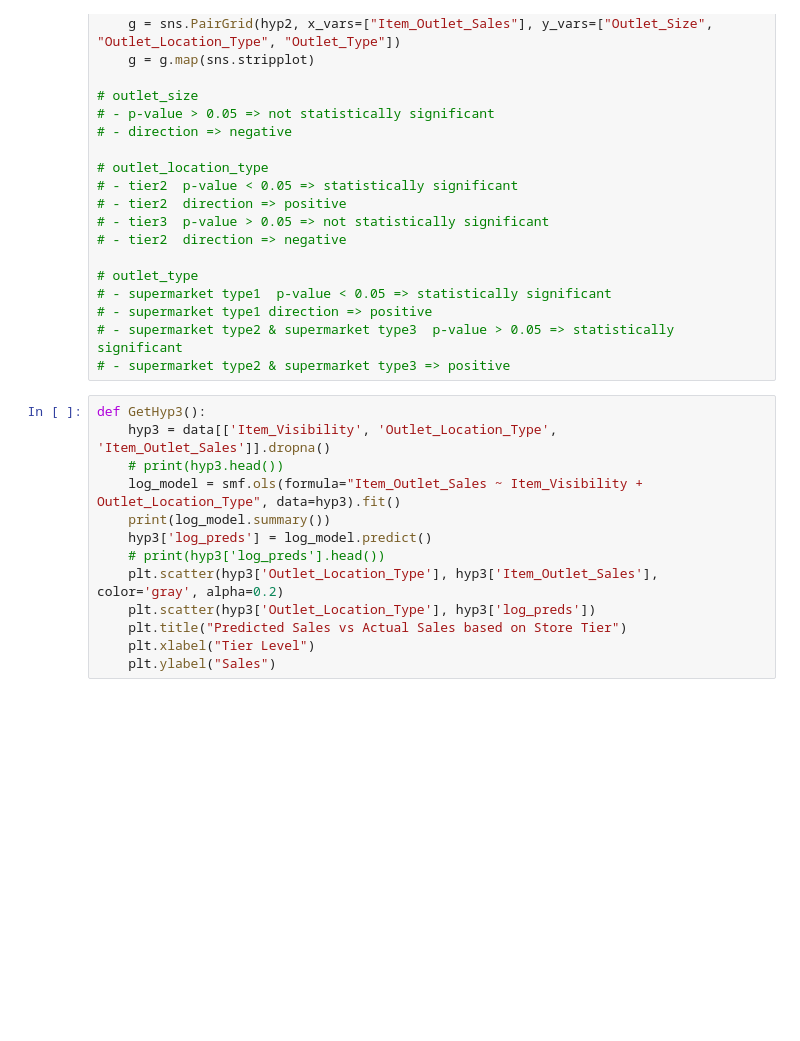
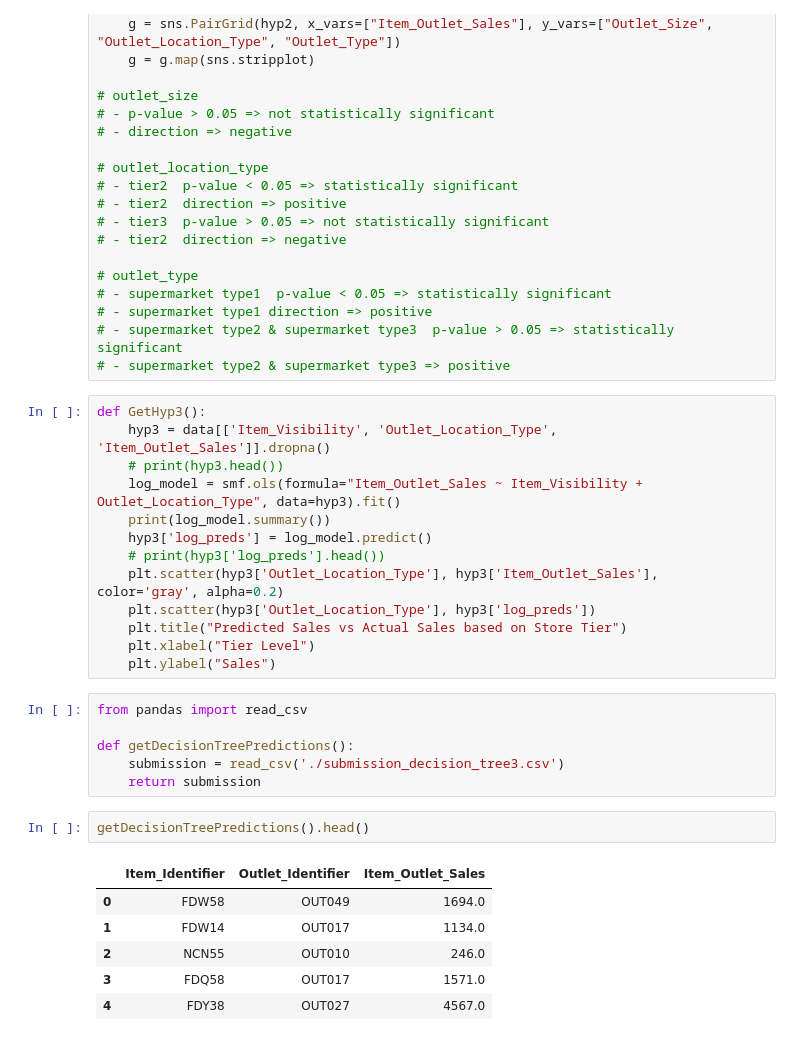
Before and after one commit to zicodeng/bigmart-sales-prediction, a Jupyter notebook: linear_regression_helper.ipynb, the cells around one changed output. Drawn from its saved outputs; the diff is of its cells as text; blank space fills up the shorter version.

```diff
--- a/linear_regression_helper.ipynb
+++ b/linear_regression_helper.ipynb
@@ -74,3 +74,18 @@ def GetHyp3():
     plt.title("Predicted Sales vs Actual Sales based on Store Tier")
     plt.xlabel("Tier Level")
     plt.ylabel("Sales")
+# %%
+from pandas import read_csv
+
+def getDecisionTreePredictions():
+    submission = read_csv('./submission_decision_tree3.csv')
+    return submission
+# %%
+getDecisionTreePredictions().head()
+# %% [output]
+|  | Item_Identifier | Outlet_Identifier | Item_Outlet_Sales |
+| 0 | FDW58 | OUT049 | 1694.0 |
+| 1 | FDW14 | OUT017 | 1134.0 |
+| 2 | NCN55 | OUT010 | 246.0 |
+| 3 | FDQ58 | OUT017 | 1571.0 |
+| 4 | FDY38 | OUT027 | 4567.0 |
```
Also changed, not shown: 1 other file.
